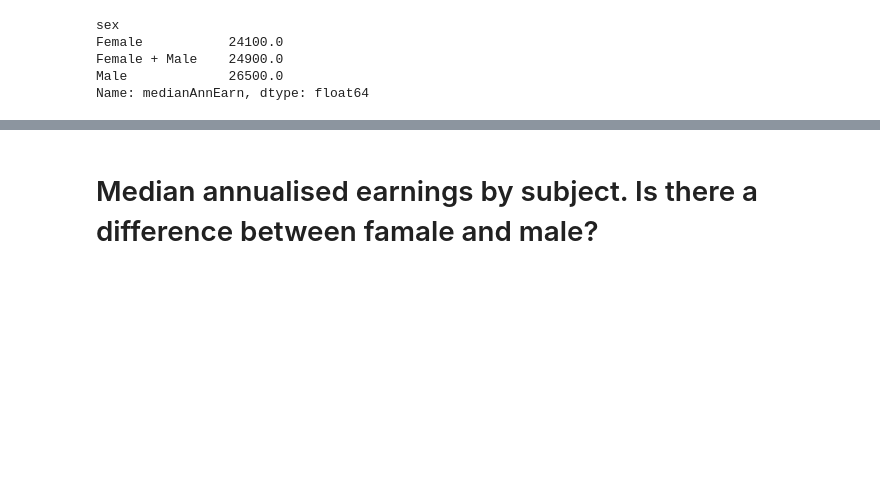
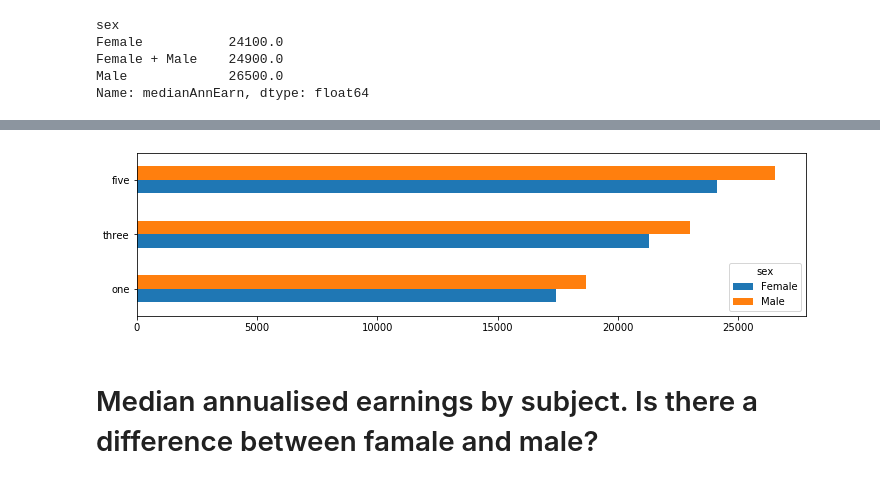
Before and after one commit to gracelinan/data-studio-projects, a Jupyter notebook: July 7-13/Project 1.ipynb, the cells around one changed output, grey strips where cells are left out. Drawn from its saved outputs; the diff is of its cells as text; code cells hidden in the pictures; blank space fills up the shorter version.

Commit message:
charts

```diff
--- a/July 7-13/Project 1.ipynb
+++ b/July 7-13/Project 1.ipynb
@@ -123,4 +123,14 @@ df[(df.yearsAfterGraduation == 5) & (df.sex == 'Female')].medianAnnEarn.hist(ax=
 [figure]
+# %%
+one_median = df[df.yearsAfterGraduation == 1].groupby(by = 'sex').medianAnnEarn.median()
+three_median = df[df.yearsAfterGraduation == 3].groupby(by = 'sex').medianAnnEarn.median()
+five_median = df[df.yearsAfterGraduation == 5].groupby(by = 'sex').medianAnnEarn.median()
+
+df2 = pd.DataFrame({'one': one_median,'three':three_median, 'five': five_median}).transpose()
+df2.plot(y=['Female', 'Male'],  kind='barh', figsize=(12,3))
+plt.savefig("chart1.png")
+# %% [output]
+[figure, added]
 # %% [markdown]
 # Median annualised earnings by subject. Is there a difference between famale and male?
 # %%
```
Also changed, not shown: parts of 16 cells of this notebook, 8 other files.
